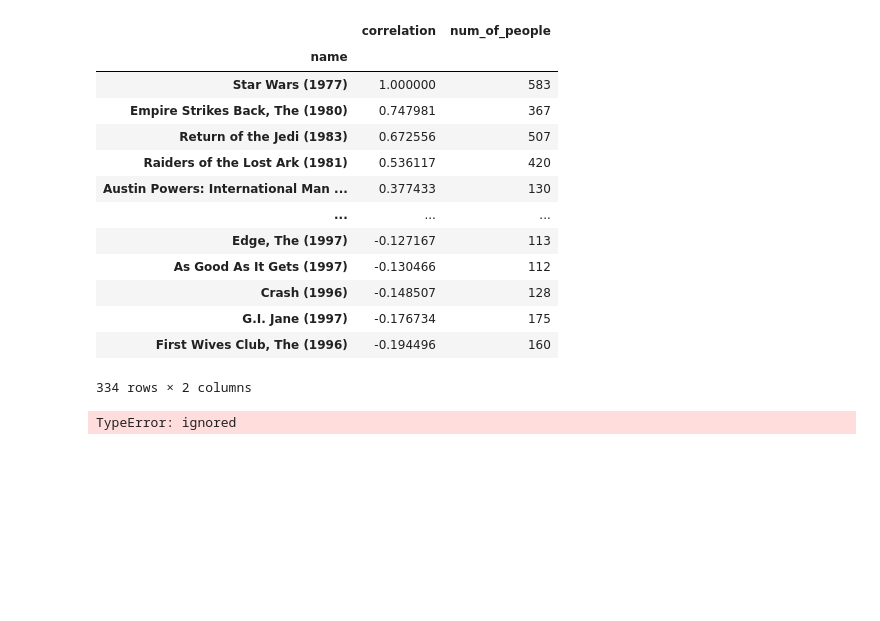
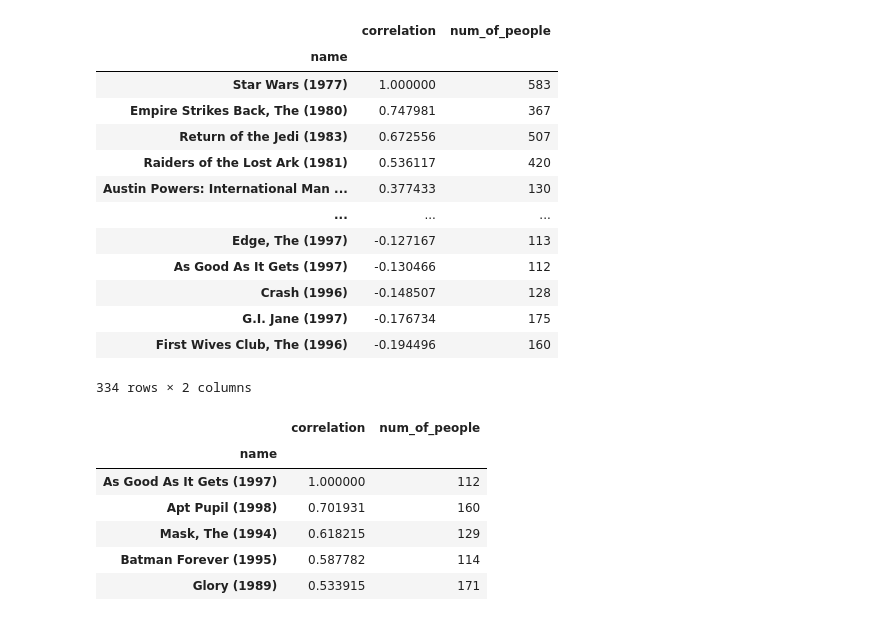
Before and after one commit to shashwatgupta24/movierecommendation, a Jupyter notebook: movie_recommend.ipynb, the cells around one changed output. Drawn from its saved outputs; the diff is of its cells as text; code cells hidden in the pictures; blank space fills up the shorter version.

```diff
--- a/movie_recommend.ipynb
+++ b/movie_recommend.ipynb
@@ -197,14 +197,22 @@ corr_star[corr_star['num_of_people']>100].sort_values('correlation', ascending=F
 | First Wives Club, The (1996) | -0.194496 | 160 |
 334 rows × 2 columns
 # %%
-def predict(movie):       #making a function to get the recommendations after passing a particular movie
+def predict(movie):       #making a function to get the recommendations after passing a particular movie name
   rating_of_movie=movieMat[movie]
-  similar_to_movie=movieMat(rating_of_movie)
-  corr_star=pd.DataFrame(similar_to_movie, columns = ['correlation'])
-  corr_star.dropna(inplace=True)
-  corr_star=corr_star.join(rating['num_of_people'])
-  return corr_star[corr_star['num_of_people']>100].sort_values('correlation', ascending=False)
+  similar_to_movie=movieMat.corrwith(rating_of_movie)
+  corr=pd.DataFrame(similar_to_movie, columns = ['correlation'])
+  corr.dropna(inplace=True)
+  corr=corr.join(rating['num_of_people'])
+  return corr[corr['num_of_people']>100].sort_values('correlation', ascending=False)
 # %%
-predictions = predict('As Good As It Gets (1997)')
+prediction = predict("As Good As It Gets (1997)")   #predicting a movie
-# %% [output]
-TypeError: ignored
+# %%
+prediction.head() #results
+# %% [output]
+|  | correlation | num_of_people |
+| name |  |  |
+| As Good As It Gets (1997) | 1.000000 | 112 |
+| Apt Pupil (1998) | 0.701931 | 160 |
+| Mask, The (1994) | 0.618215 | 129 |
+| Batman Forever (1995) | 0.587782 | 114 |
+| Glory (1989) | 0.533915 | 171 |
```
Also changed, not shown: parts of 1 cell of this notebook.
